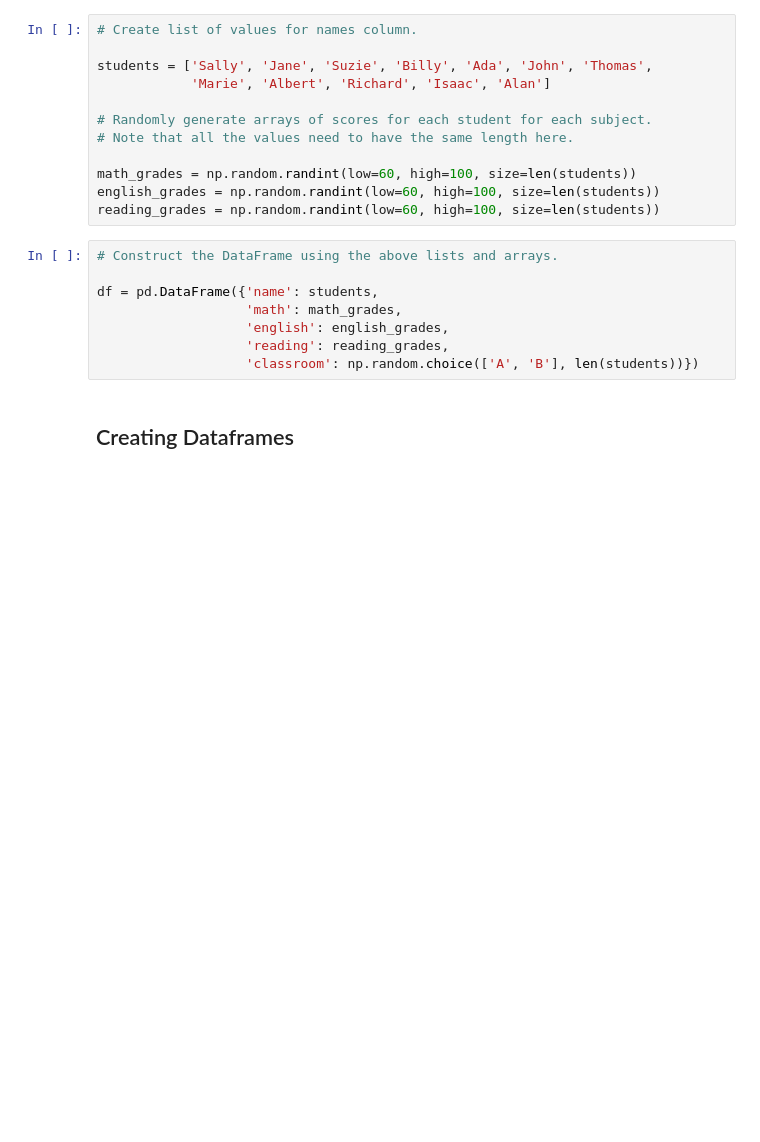
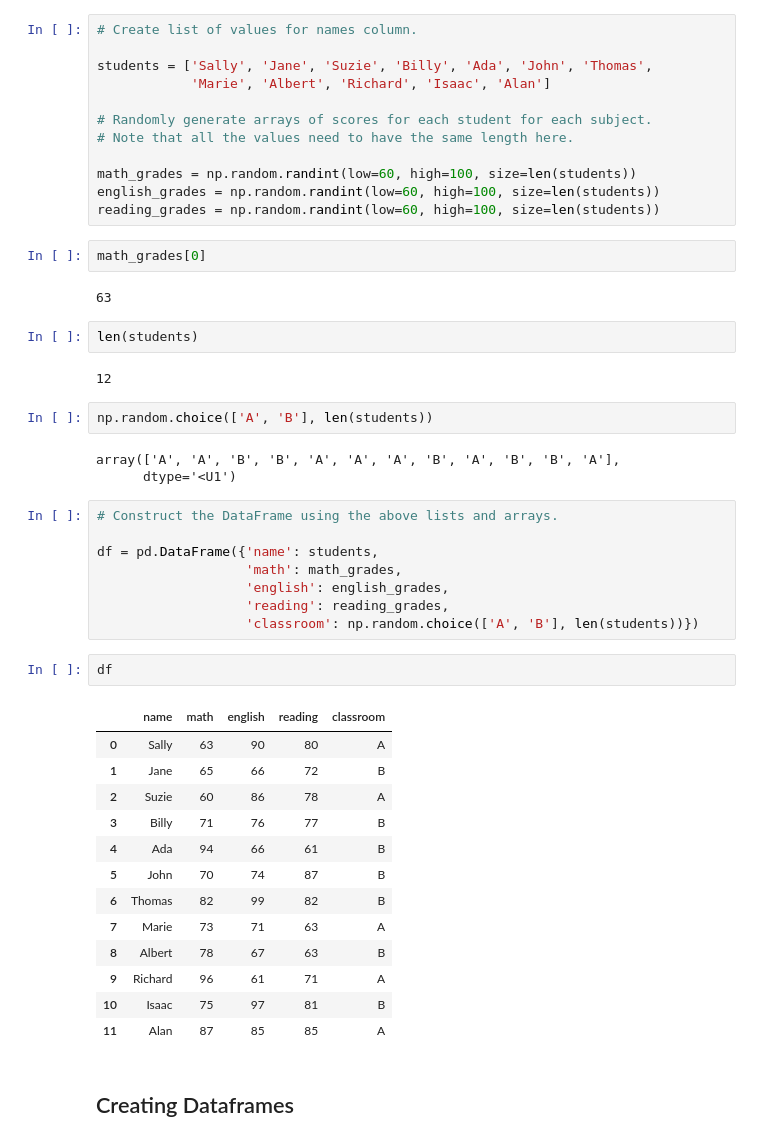
Before and after one commit to CodeupClassroom/leavitt-data-science-libraries, a Jupyter notebook: adv_df_1.ipynb, the cells around one changed output. Cells and saved outputs as stored; diff of their text form; blank space fills up the shorter version.

Commit message:
add advanced dataframes 1 lesson notebook

```diff
--- a/adv_df_1.ipynb
+++ b/adv_df_1.ipynb
@@ -14,6 +21,19 @@ students = ['Sally', 'Jane', 'Suzie', 'Billy', 'Ada', 'John', 'Thomas',
 math_grades = np.random.randint(low=60, high=100, size=len(students))
 english_grades = np.random.randint(low=60, high=100, size=len(students))
 reading_grades = np.random.randint(low=60, high=100, size=len(students))
+# %%
+math_grades[0]
+# %% [output]
+63
+# %%
+len(students)
+# %% [output]
+12
+# %%
+np.random.choice(['A', 'B'], len(students))
+# %% [output]
+array(['A', 'A', 'B', 'B', 'A', 'A', 'A', 'B', 'A', 'B', 'B', 'A'],
+      dtype='<U1')
 # %%
 # Construct the DataFrame using the above lists and arrays.
 
@@ -22,6 +42,22 @@ df = pd.DataFrame({'name': students,
                    'english': english_grades,
                    'reading': reading_grades,
                    'classroom': np.random.choice(['A', 'B'], len(students))})
+# %%
+df
+# %% [output]
+|  | name | math | english | reading | classroom |
+| 0 | Sally | 63 | 90 | 80 | A |
+| 1 | Jane | 65 | 66 | 72 | B |
+| 2 | Suzie | 60 | 86 | 78 | A |
+| 3 | Billy | 71 | 76 | 77 | B |
+| 4 | Ada | 94 | 66 | 61 | B |
+| 5 | John | 70 | 74 | 87 | B |
+| 6 | Thomas | 82 | 99 | 82 | B |
+| 7 | Marie | 73 | 71 | 63 | A |
+| 8 | Albert | 78 | 67 | 63 | B |
+| 9 | Richard | 96 | 61 | 71 | A |
+| 10 | Isaac | 75 | 97 | 81 | B |
+| 11 | Alan | 87 | 85 | 85 | A |
 # %% [markdown]
 ## Creating Dataframes
 # %% [markdown]
```
Also changed, not shown: parts of 22 cells of this notebook.
